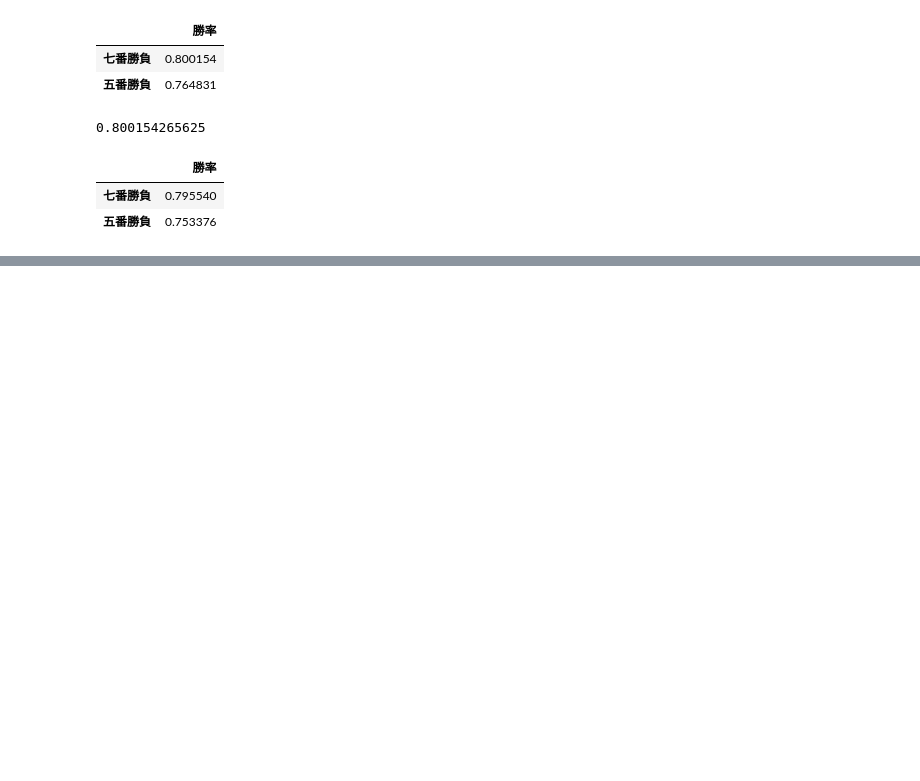
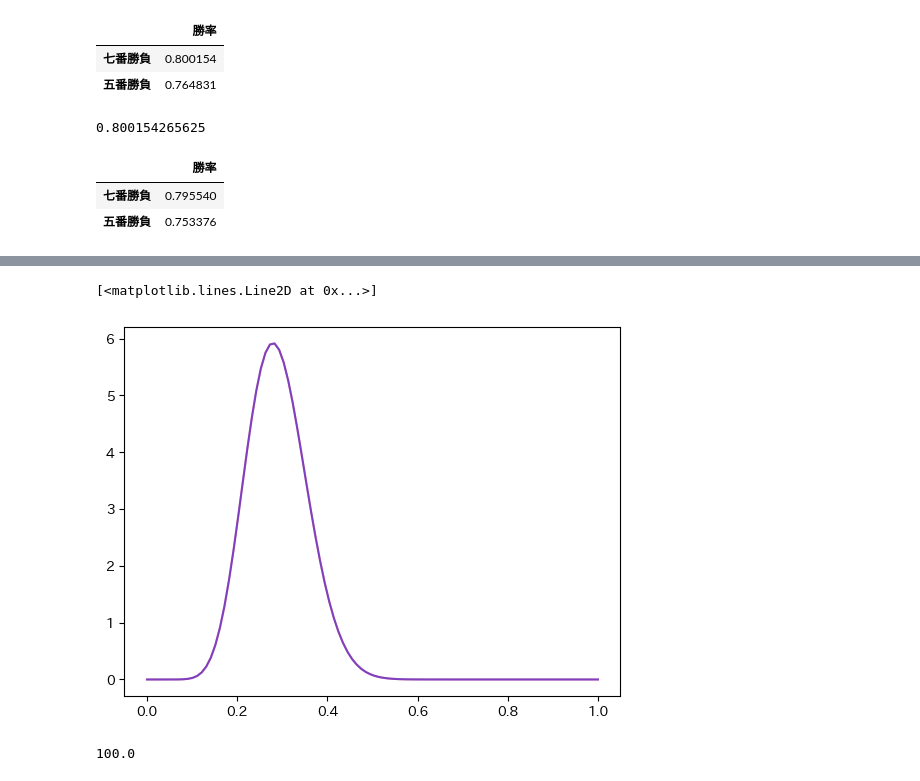
Before and after one commit to Takashi0326/math_algorithm, a Jupyter notebook: math3.ipynb, the cells around one changed output, grey strips where cells are left out. Saved outputs shown, nothing was run; the diff lists cells and outputs as text; code cells hidden in the pictures; blank space fills up the shorter version.

```diff
--- a/math3.ipynb
+++ b/math3.ipynb
@@ -104,0 +138,45 @@ pd.DataFrame([[win7], [win5]], index=['七番勝負', '五番勝負'], columns=[
+# %%
+from scipy.stats import beta as beta_dist
+
+a = 7 + 6
+b = 28 + 4
+t = np.linspace(0, 1, 100)
+
+rv = beta_dist(a, b)
+plt.plot(t, rv.pdf(t), color='red', alpha=0.5)
+y2 = [beta_distribution(x, a, b) for x in t]
+plt.plot(t, y2, color='blue', alpha=0.5)
+# %% [output]
+[<matplotlib.lines.Line2D at 0x...>]
+[figure, added]
+# %%
+from scipy.special import gamma
+
+def beta_distribution_gamma(x, a, b):
+    """
+    ベータ分布(ガンマ関数使用)
+    :param x: x
+    :param a: a
+    :param b: b
+    :return: ベータ分布
+    """
+    numer = gamma(a + b)
+    denom = gamma(a) * gamma(b)
+    return (numer / denom) * (x ** (a - 1)) * ((1 - x) ** (b - 1))
+
+a = 7
+b = 28
+i = 0
+
+while i < 100:
+    a_ = a + i * 0.6
+    b_ = b + i * 0.4
+    m = (a_ - 1) / (a_ + b_ - 2)
+    if m > 0.5:
+        break
+    else:
+        i += 1
+
+i * 0.6 + i * 0.4
+# %% [output]
+100.0
```
Also changed, not shown: parts of 4 cells of this notebook.
